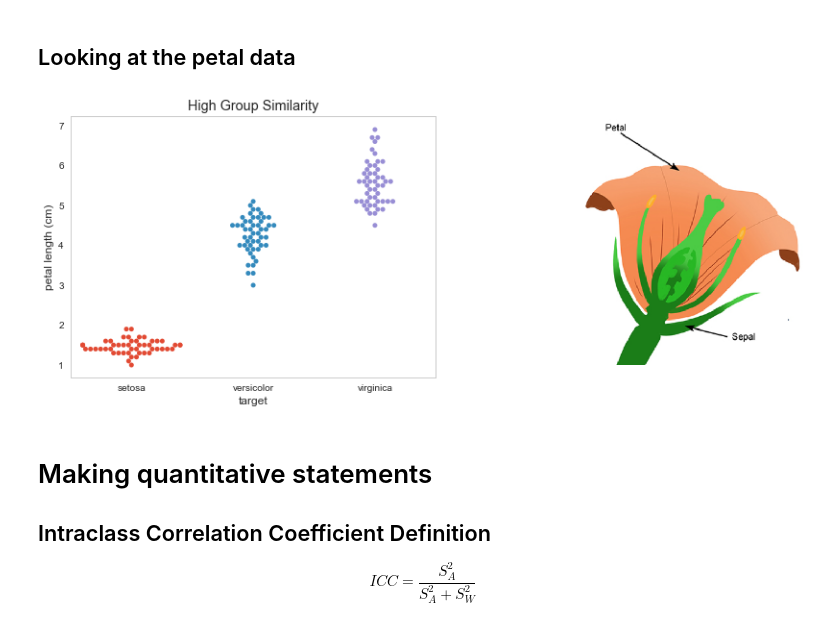
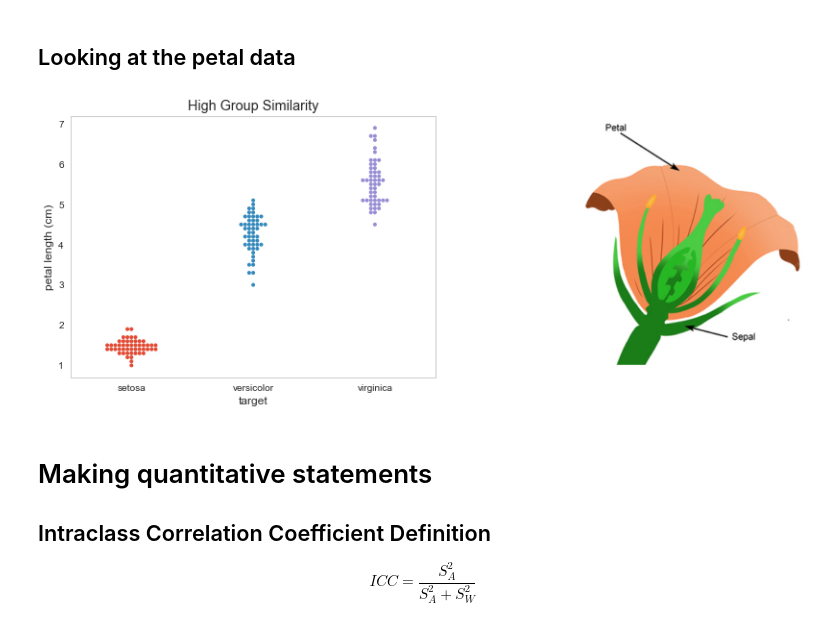
Before and after one commit to ImagingLectures/Quantitative-Big-Imaging-2021, a Jupyter notebook: Lectures/Lecture-08/08-Statistics.ipynb, the cells around one changed output. Cells and saved outputs as stored; diff of their text form; code cells hidden in the pictures.

```diff
--- a/Lectures/Lecture-08/08-Statistics.ipynb
+++ b/Lectures/Lecture-08/08-Statistics.ipynb
@@ -312,10 +332,10 @@ ax2.imshow(plt.imread('../common/figures/FlowerAnatomy.png')); ax2.axis('off');
 # %%
 fig,(ax1,ax2) = plt.subplots(1,2,figsize=(15,5))
 g = sns.swarmplot(data=iris_df, ax=ax1,
-               x='target', y='petal length (cm)');g.set_title('High Group Similarity');
-ax2.imshow(plt.imread('../common/figures/FlowerAnatomy.png')); ax2.axis('off');
+               x='target', y='petal length (cm)',size=4);g.set_title('High Group Similarity');
+ax2.imshow(plt.imread('figures/FlowerAnatomy.png')); ax2.axis('off');
 # %% [output]
-[figure, old version]
+[figure, new version]
 # %% [markdown]
 # Making quantitative statements
 ## Intraclass Correlation Coefficient Definition
```
Also changed, not shown: parts of 127 cells of this notebook.
